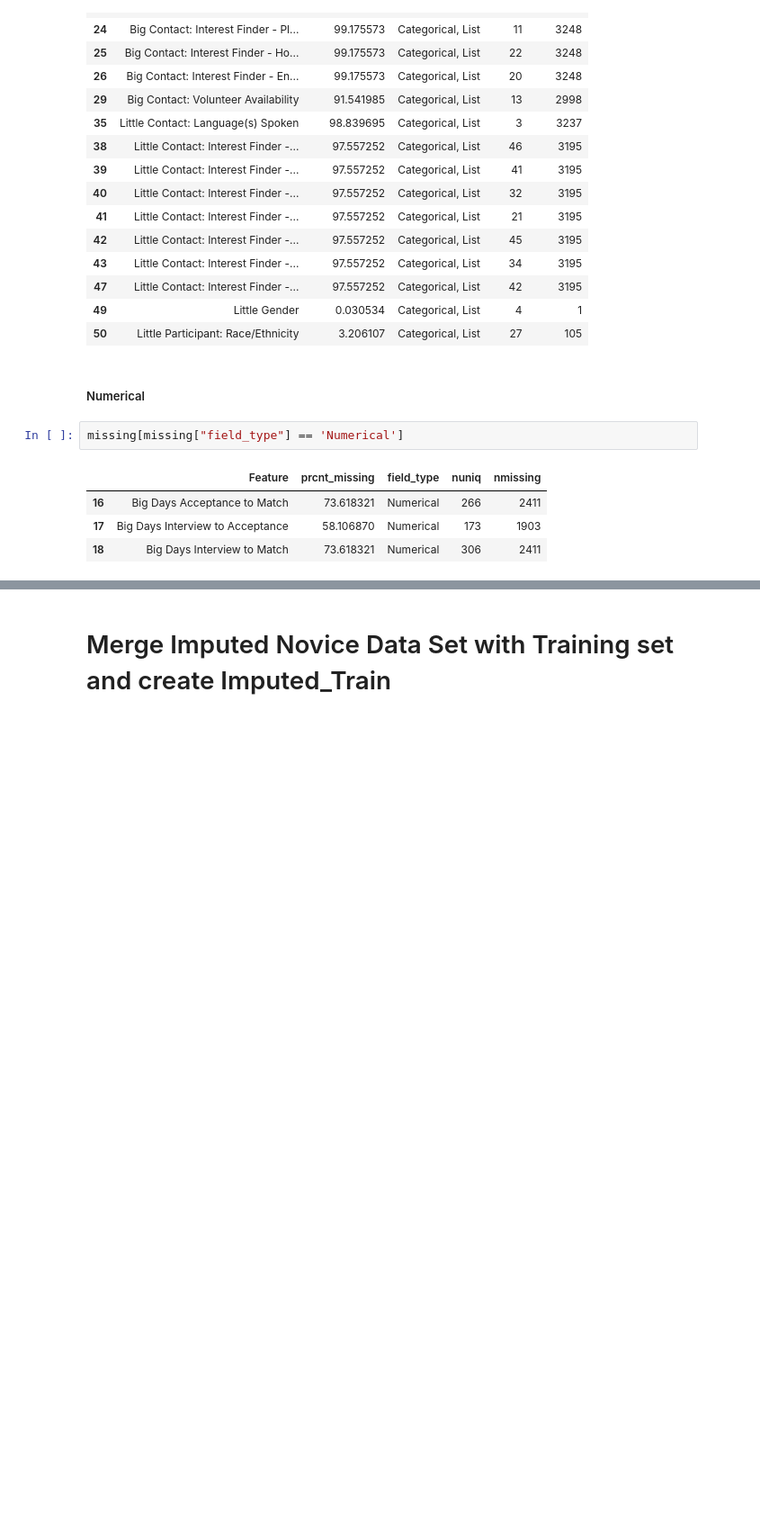
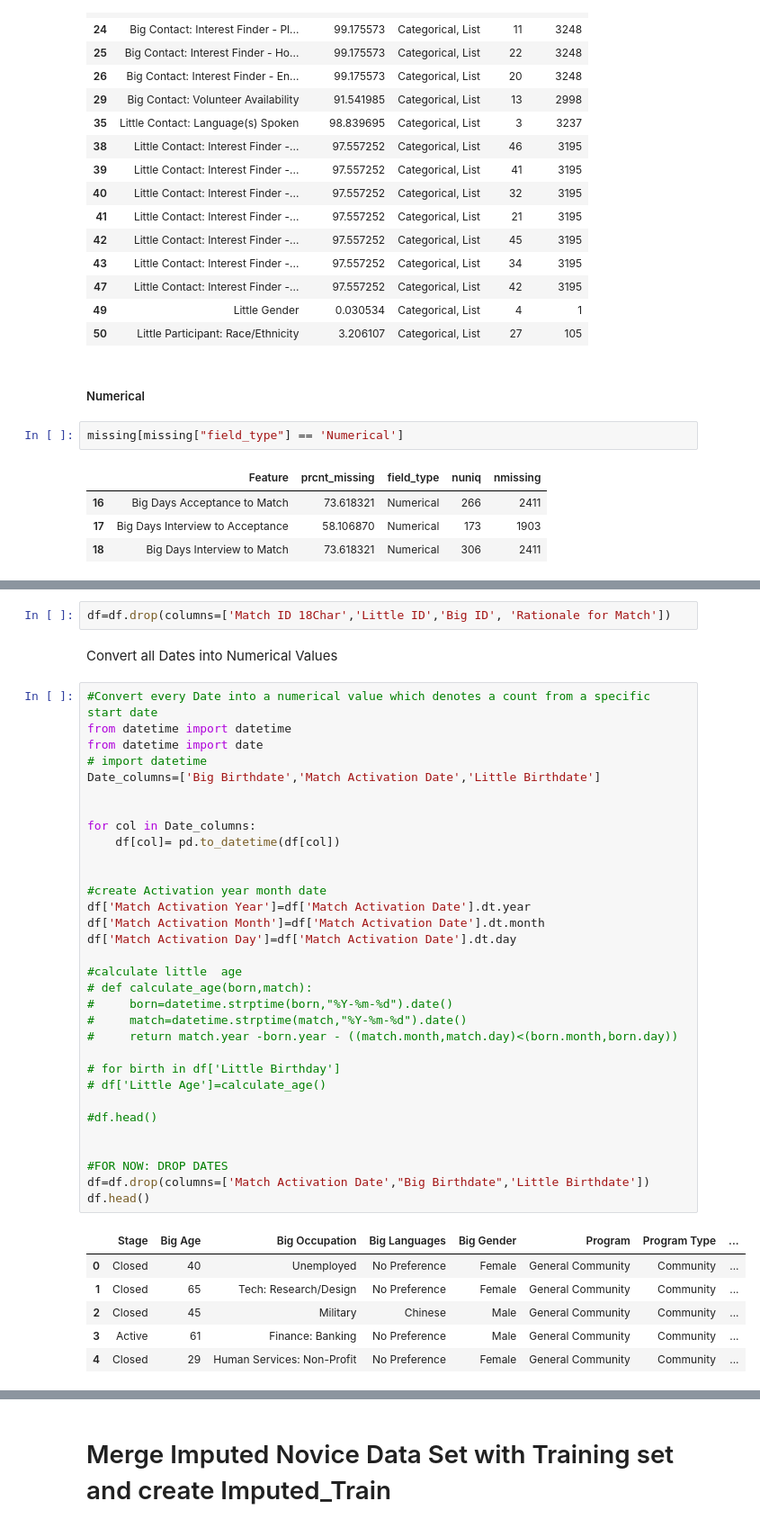
Before and after one commit to hypnos-coder/MinneMUDAC2025PC, a Jupyter notebook: notebook/hajar/data_imputation.ipynb, the cells around one changed output, grey strips where cells are left out. Shown at 90% size. Cells and saved outputs as stored; diff of their text form; blank space fills up the shorter version.

```diff
--- a/notebook/hajar/data_imputation.ipynb
+++ b/notebook/hajar/data_imputation.ipynb
@@ -523,0 +470,43 @@ df.head()
+# %%
+df=df.drop(columns=['Match ID 18Char','Little ID','Big ID', 'Rationale for Match'])
+# %% [markdown]
+Convert all Dates into Numerical Values
+# %%
+#Convert every Date into a numerical value which denotes a count from a specific start date
+from datetime import datetime
+from datetime import date
+# import datetime
+Date_columns=['Big Birthdate','Match Activation Date','Little Birthdate']
+
+
+for col in Date_columns:
+    df[col]= pd.to_datetime(df[col])
+
+
+#create Activation year month date
+df['Match Activation Year']=df['Match Activation Date'].dt.year
+df['Match Activation Month']=df['Match Activation Date'].dt.month
+df['Match Activation Day']=df['Match Activation Date'].dt.day
+
+#calculate little  age
+# def calculate_age(born,match):
+#     born=datetime.strptime(born,"%Y-%m-%d").date()
+#     match=datetime.strptime(match,"%Y-%m-%d").date()
+#     return match.year -born.year - ((match.month,match.day)<(born.month,born.day))
+
+# for birth in df['Little Birthday']
+# df['Little Age']=calculate_age()
+
+#df.head()
+
+
+#FOR NOW: DROP DATES
+df=df.drop(columns=['Match Activation Date',"Big Birthdate",'Little Birthdate'])
+df.head()
+# %% [output]
+|  | Stage | Big Age | Big Occupation | Big Languages | Big Gender | Program | Program Type | ... |
+| 0 | Closed | 40 | Unemployed | No Preference | Female | General Community | Community | ... |
+| 1 | Closed | 65 | Tech: Research/Design | No Preference | Female | General Community | Community | ... |
+| 2 | Closed | 45 | Military | Chinese | Male | General Community | Community | ... |
+| 3 | Active | 61 | Finance: Banking | No Preference | Male | General Community | Community | ... |
+| 4 | Closed | 29 | Human Services: Non-Profit | No Preference | Female | General Community | Community | ... |
```
Also changed, not shown: parts of 46 cells of this notebook.
